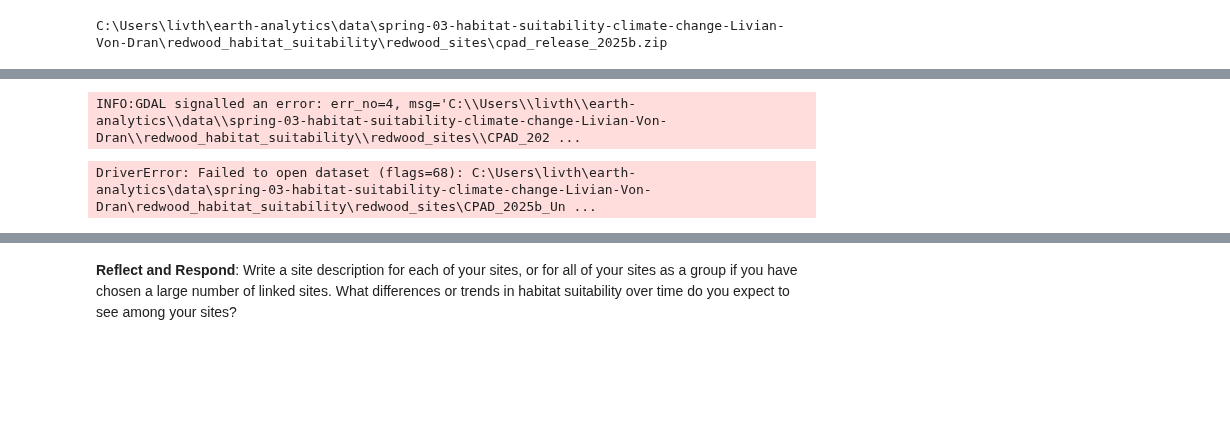
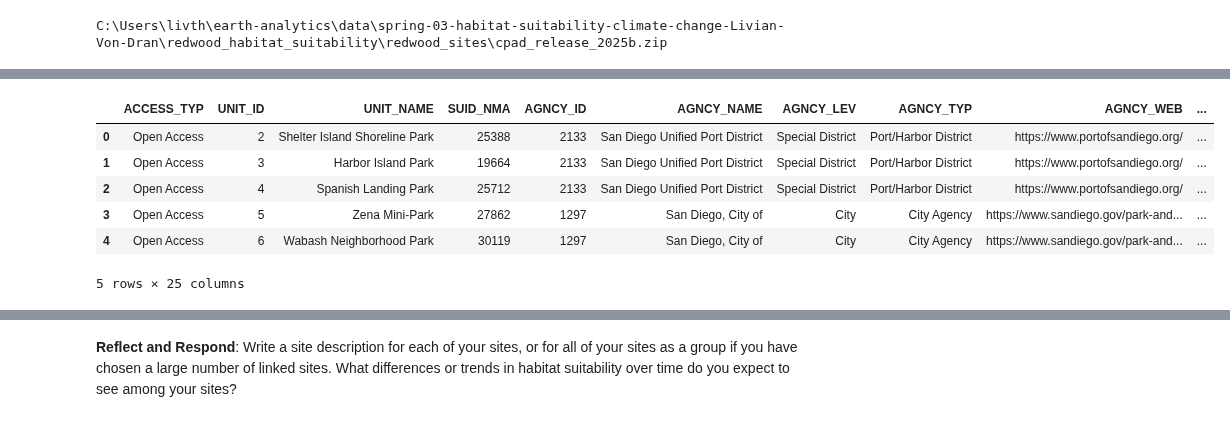
Before and after one commit to earthlab-education/spring-03-habitat-suitability-climate-change-Livian-Von-Dran, a Jupyter notebook: habitat_suitability.ipynb, the cells around one changed output, grey strips where cells are left out. Saved outputs shown, nothing was run; the diff lists cells and outputs as text; code cells hidden in the pictures; blank space fills up the shorter version.

```diff
--- a/habitat_suitability.ipynb
+++ b/habitat_suitability.ipynb
@@ -387,11 +394,0 @@ with zipfile.ZipFile(zip_path, 'r') as zip_ref:
-# %%
-# Define a path to the desired shapefile
-"""Individual state and National Parks will be distinct layers in the units shapefile."""
-redwood_shp = site_dir / "CPAD_2025b_Units" / "CPAD_2025b_Units.shp"
-
-# List the layers present in the shapefile
-layers = fiona.listlayers(redwood_shp)
-layers
-# %% [output]
-INFO:GDAL signalled an error: err_no=4, msg='C:\\Users\\livth\\earth-analytics\\data\\spring-03-habitat-suitability-climate-change-Livian-Von-Dran\\redwood_habitat_suitability\\redwood_sites\\CPAD_202 ...
-DriverError: Failed to open dataset (flags=68): C:\Users\livth\earth-analytics\data\spring-03-habitat-suitability-climate-change-Livian-Von-Dran\redwood_habitat_suitability\redwood_sites\CPAD_2025b_Un ...
@@ -399,0 +395,16 @@ DriverError: Failed to open dataset (flags=68): C:\Users\livth\earth-analytics\d
+# %%
+# Define a path to the desired shapefile
+"""Individual state and National Parks will be distinct layers in the units shapefile."""
+redwood_shp = r"C:\Users\livth\earth-analytics\data\spring-03-habitat-suitability-climate-change-Livian-Von-Dran\redwood_habitat_suitability\redwood_sites\CPAD_Release_2025b\CPAD_2025b_Units\CPAD_2025b_Units.shp"
+
+# Display the columns in the shapefile
+cpad_units = gpd.read_file(redwood_shp)
+cpad_units.head()
+# %% [output]
+|  | ACCESS_TYP | UNIT_ID | UNIT_NAME | SUID_NMA | AGNCY_ID | AGNCY_NAME | AGNCY_LEV | AGNCY_TYP | AGNCY_WEB | ... |
+| 0 | Open Access | 2 | Shelter Island Shoreline Park | 25388 | 2133 | San Diego Unified Port District | Special District | Port/Harbor District | https://www.portofsandiego.org/ | ... |
+| 1 | Open Access | 3 | Harbor Island Park | 19664 | 2133 | San Diego Unified Port District | Special District | Port/Harbor District | https://www.portofsandiego.org/ | ... |
+| 2 | Open Access | 4 | Spanish Landing Park | 25712 | 2133 | San Diego Unified Port District | Special District | Port/Harbor District | https://www.portofsandiego.org/ | ... |
+| 3 | Open Access | 5 | Zena Mini-Park | 27862 | 1297 | San Diego, City of | City | City Agency | https://www.sandiego.gov/park-and... | ... |
+| 4 | Open Access | 6 | Wabash Neighborhood Park | 30119 | 1297 | San Diego, City of | City | City Agency | https://www.sandiego.gov/park-and... | ... |
+5 rows × 25 columns
```
Also changed, not shown: parts of 42 cells of this notebook.
